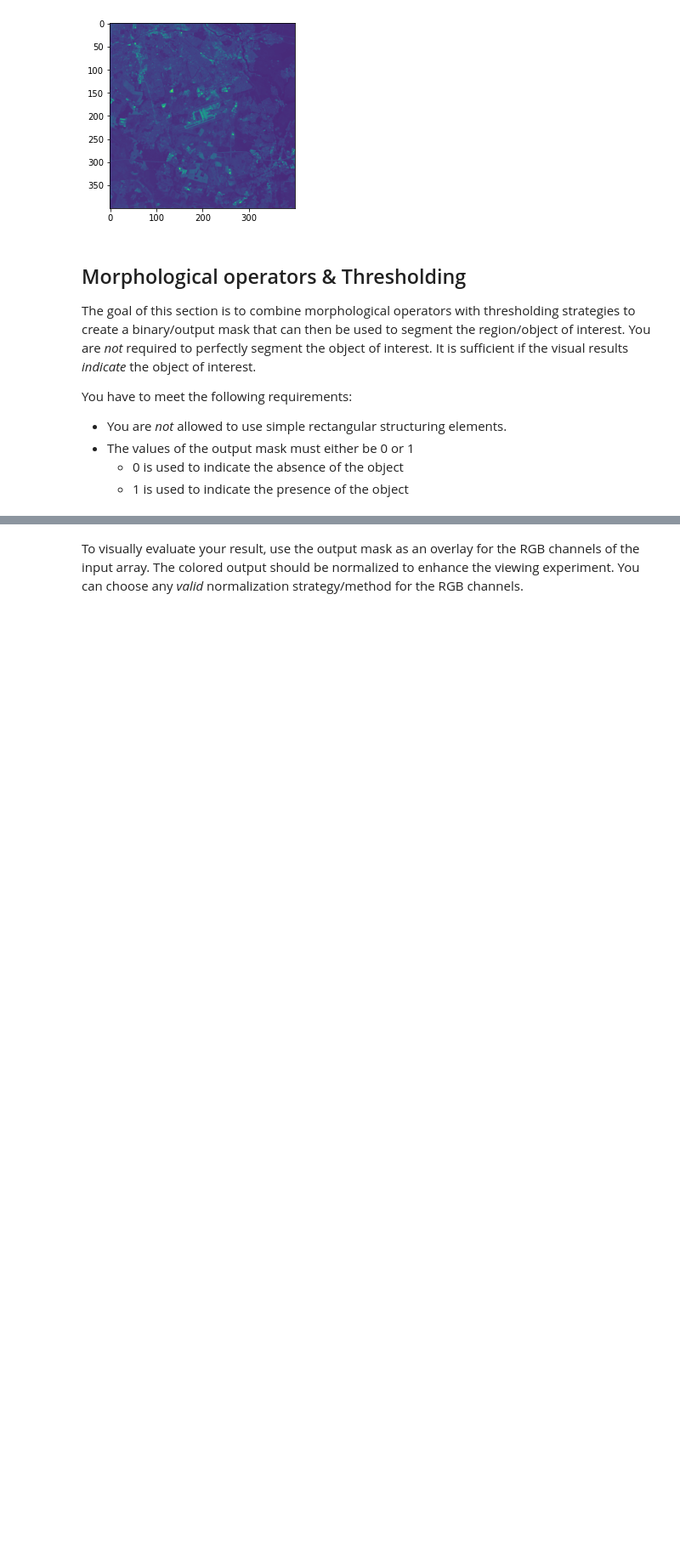
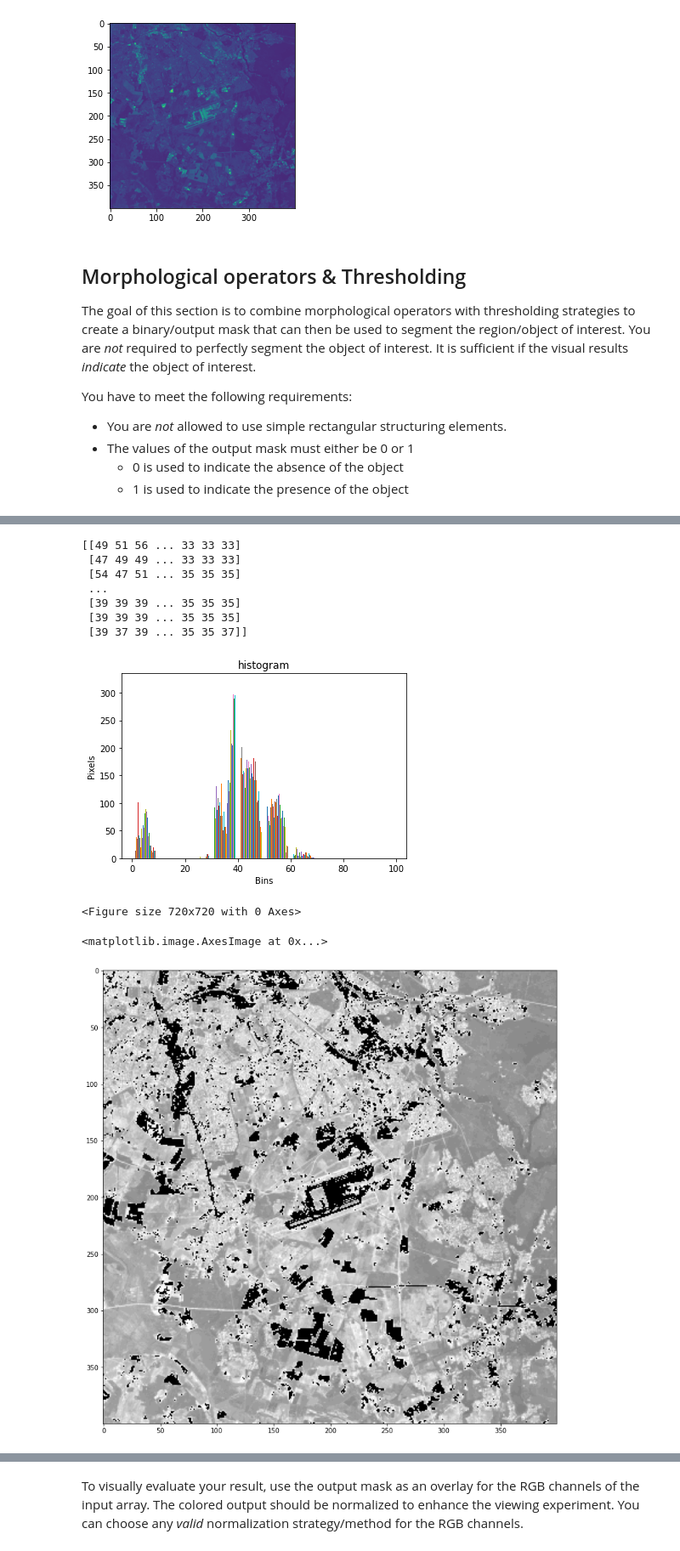
Before and after one commit to stahir01/Image-Processing-for-Remote-Sensing, a Jupyter notebook: HW01.ipynb, the cells around one changed output, grey strips where cells are left out. Shown at 85% size. Cells and saved outputs as stored; diff of their text form; code cells hidden in the pictures; blank space fills up the shorter version.

```diff
--- a/HW01.ipynb
+++ b/HW01.ipynb
@@ -410,0 +452,32 @@ output_mask = ...
+# %%
+#for i in org_img:
+ #   for j in i:
+  #      print(j, end = " ")
+
+
+threshold_img = np.where(org_img  > 60, 0, org_img)
+print(org_img)
+#for i in threshold_img:
+#    for j in i:
+#        print(j, end = " ")
+
+plt.hist(threshold_img, bins = [0,10,20,30,40,50,60,70,80,90,100])
+plt.title("histogram")
+plt.xlabel("Bins")
+plt.ylabel("Pixels")
+plt.figure(figsize=(10,10))
+plt.show()
+plt.figure(figsize=(13,13))
+plt.imshow(threshold_img, cmap="gray")
+# %% [output]
+[[49 51 56 ... 33 33 33]
+ [47 49 49 ... 33 33 33]
+ [54 47 51 ... 35 35 35]
+ ...
+ [39 39 39 ... 35 35 35]
+ [39 39 39 ... 35 35 35]
+ [39 37 39 ... 35 35 37]]
+[figure, added]
+<Figure size 720x720 with 0 Axes>
+<matplotlib.image.AxesImage at 0x...>
+[figure, added]
```
Also changed, not shown: parts of 4 cells of this notebook.
